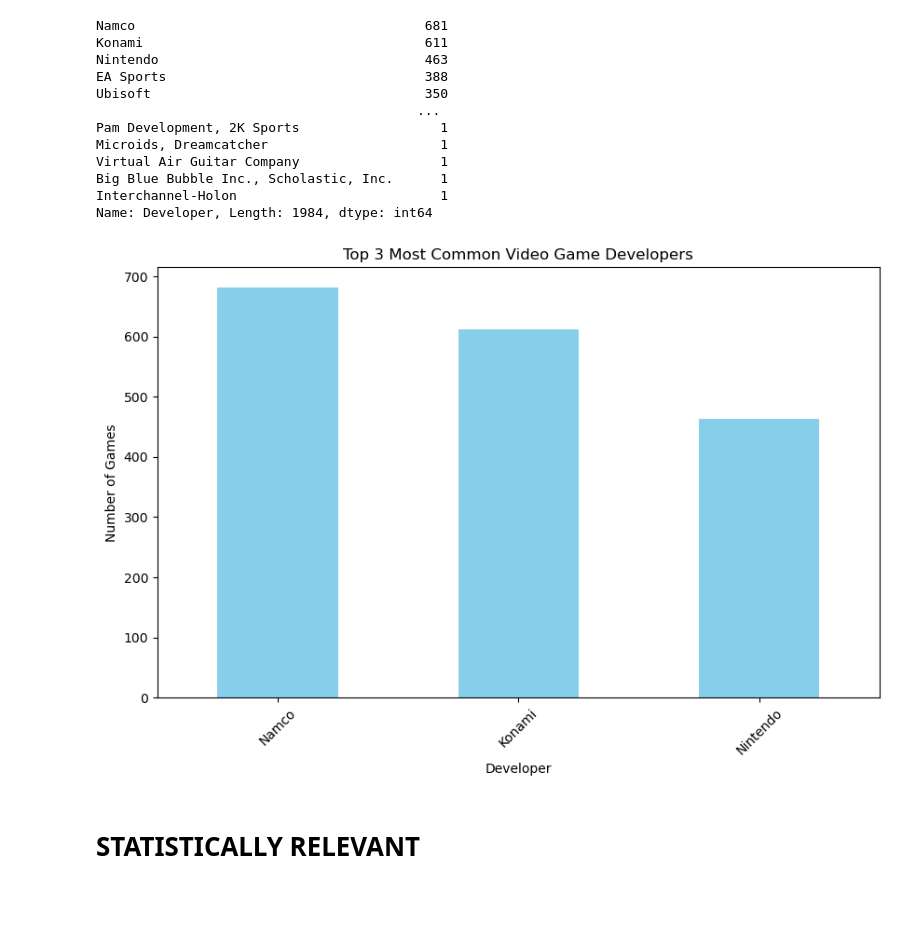
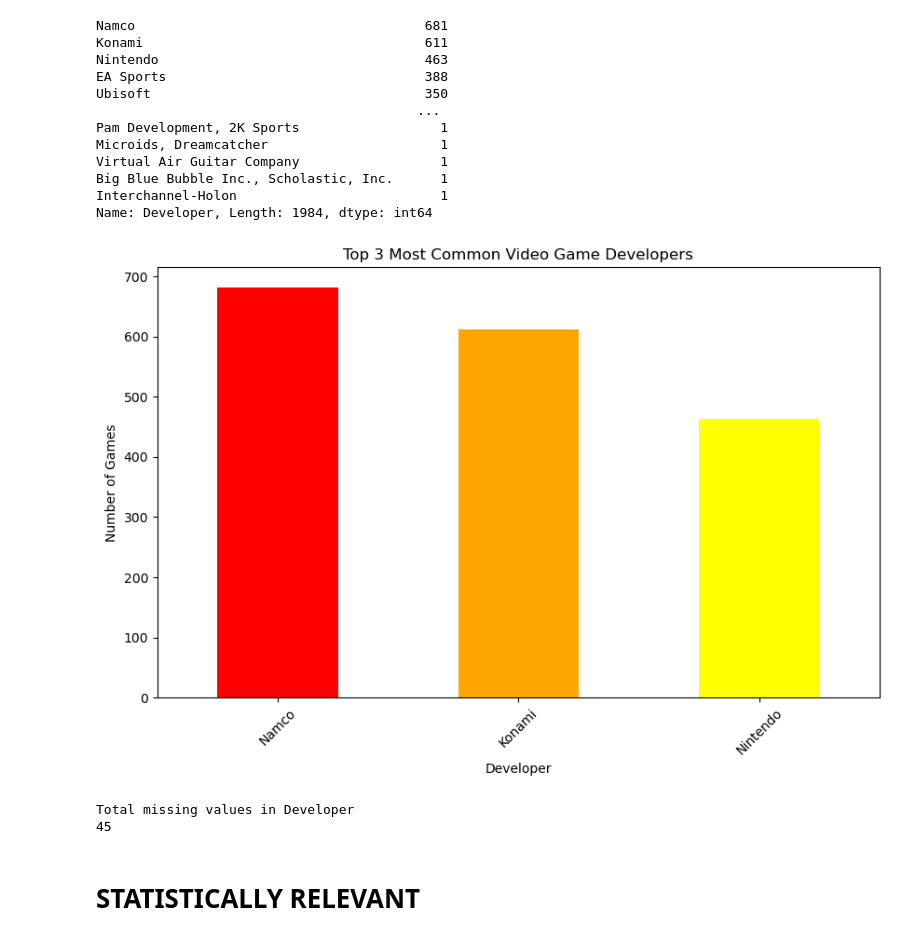
Before and after one commit to FedericoAriton99/CA-1-Data-Visualisation-Techniques, a Jupyter notebook: Federico_Ariton_DVizHDip_CA1.ipynb, the cells around one changed output. Cells and saved outputs as stored; diff of their text form; code cells hidden in the pictures; blank space fills up the shorter version.

```diff
--- a/Federico_Ariton_DVizHDip_CA1.ipynb
+++ b/Federico_Ariton_DVizHDip_CA1.ipynb
@@ -507,18 +514,25 @@ Name: Developer, Length: 1984, dtype: int64
 # %%
 # Assuming your dataset is loaded into a DataFrame named vgsales_data
 developer_counts = Games['Developer'].value_counts()
 top_3_developers = developer_counts.head(3)
 
 # Plotting a bar chart
 plt.figure(figsize=(10, 6))
-top_3_developers.plot(kind='bar', color='skyblue')
+top_3_developers.plot(kind='bar', color=['red', 'orange','yellow'])
 plt.title('Top 3 Most Common Video Game Developers')
 plt.xlabel('Developer')
 plt.ylabel('Number of Games')
 plt.xticks(rotation=45)
 plt.show()
 # %% [output]
-[figure, old version]
+[figure, new version]
+# %%
+missing_values = Games['Developer'].isnull()
+print(f"Total missing values in Developer")
+print(missing_values.sum())
+# %% [output]
+Total missing values in Developer
+45
 # %% [markdown]
 # STATISTICALLY RELEVANT
 # %%
```
Also changed, not shown: parts of 27 cells of this notebook, 3 other files.
